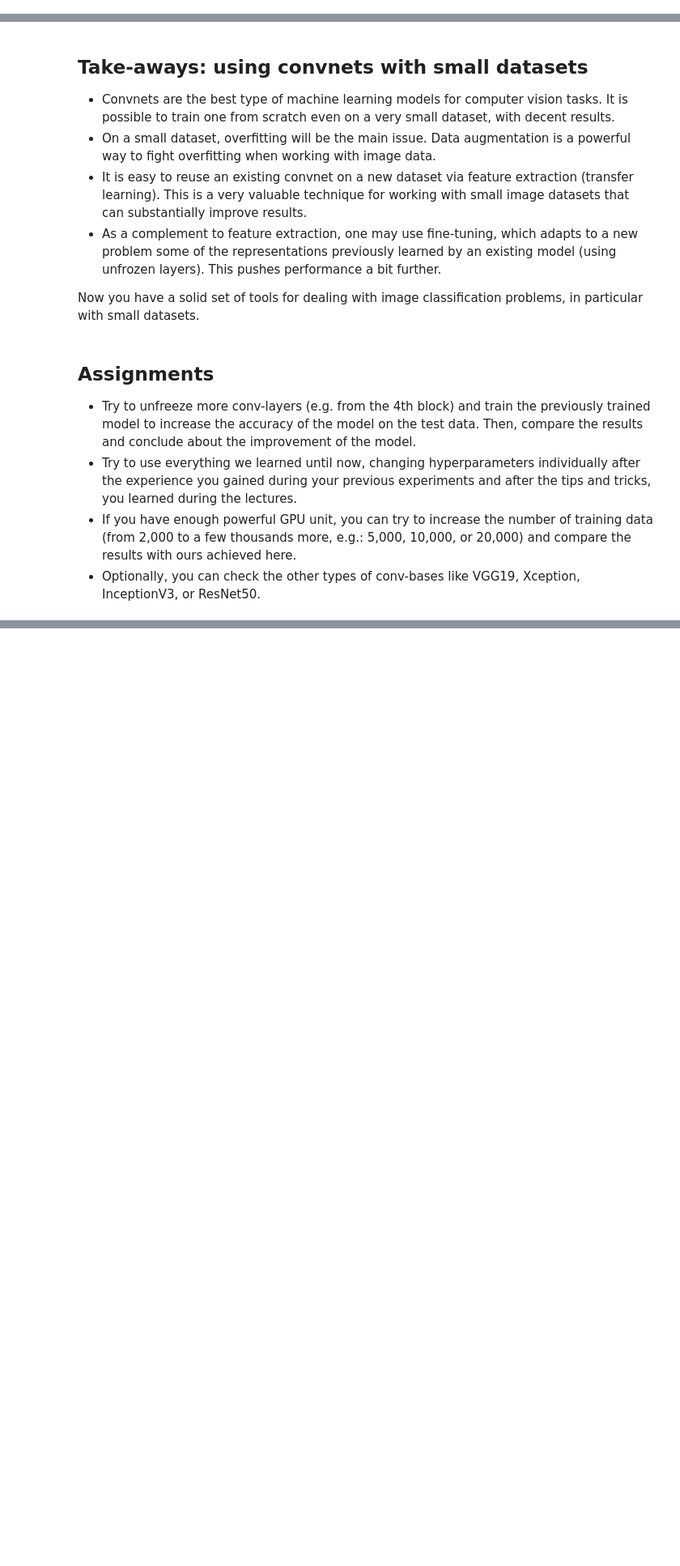
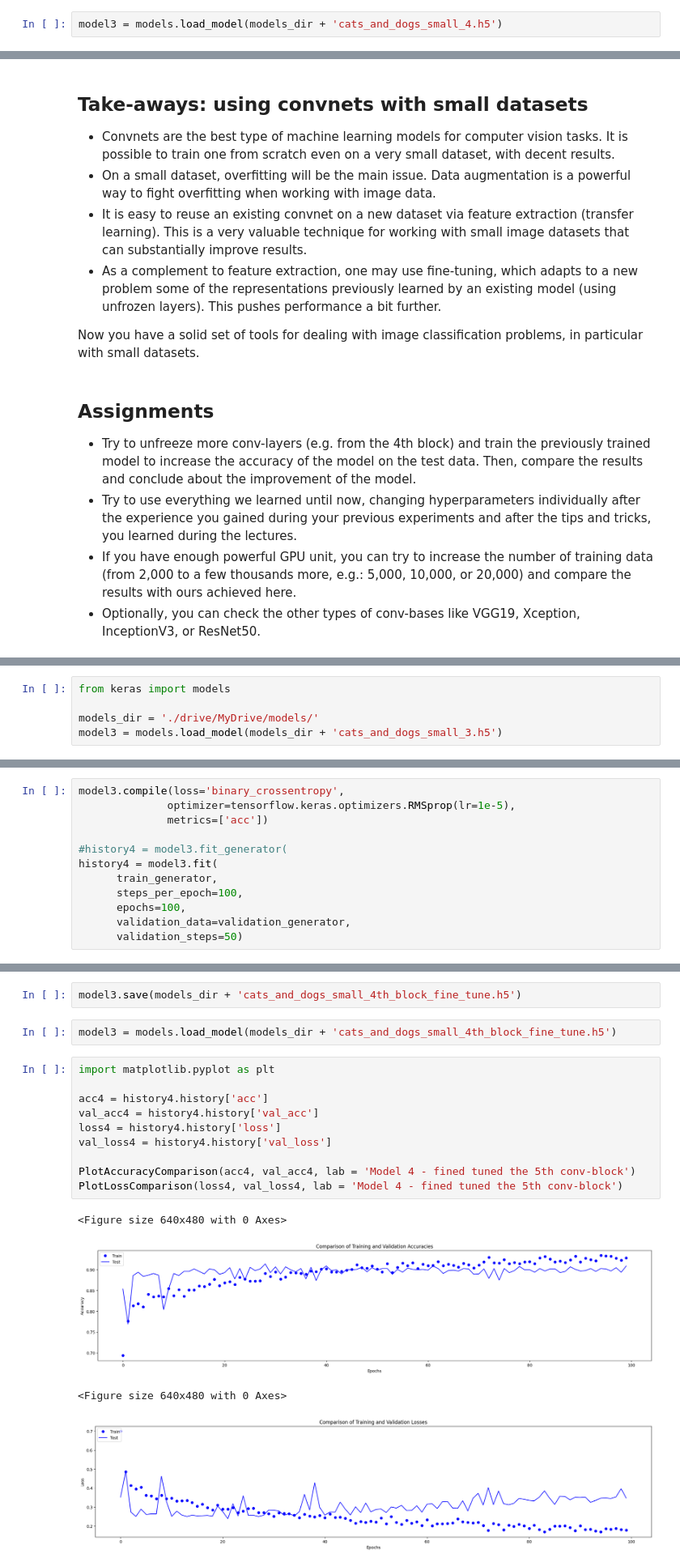
Before and after one commit to Ignatella/SEM-8-SSN, a Jupyter notebook: weaiib/AH-Lecture-LAB5-Transfer-Learning v3.ipynb, the cells around one changed output, grey strips where cells are left out. Shown: that part at 81% size. Saved outputs shown, nothing was run; the diff lists cells and outputs as text; blank space fills up the shorter version.

```diff
--- a/weaiib/AH-Lecture-LAB5-Transfer-Learning v3.ipynb
+++ b/weaiib/AH-Lecture-LAB5-Transfer-Learning v3.ipynb
@@ -660,5 +711,7 @@ Epoch 100/100
 # %%
 model3.save(models_dir + 'cats_and_dogs_small_4.h5')
+# %%
+model3 = models.load_model(models_dir + 'cats_and_dogs_small_4.h5')
 # %% [markdown]
 Let's plot our results using the same plotting code as before:
 # %%
@@ -750,0 +882,5 @@ Now you have a solid set of tools for dealing with image classification problems
+# %%
+from keras import models
+
+models_dir = './drive/MyDrive/models/'
+model3 = models.load_model(models_dir + 'cats_and_dogs_small_3.h5')
@@ -750,0 +910,12 @@ Now you have a solid set of tools for dealing with image classification problems
+# %%
+model3.compile(loss='binary_crossentropy',
+              optimizer=tensorflow.keras.optimizers.RMSprop(lr=1e-5),
+              metrics=['acc'])
+
+#history4 = model3.fit_generator(
+history4 = model3.fit(
+      train_generator,
+      steps_per_epoch=100,
+      epochs=100,
+      validation_data=validation_generator,
+      validation_steps=50)
@@ -750,0 +941,19 @@ Now you have a solid set of tools for dealing with image classification problems
+# %%
+model3.save(models_dir + 'cats_and_dogs_small_4th_block_fine_tune.h5')
+# %%
+model3 = models.load_model(models_dir + 'cats_and_dogs_small_4th_block_fine_tune.h5')
+# %%
+import matplotlib.pyplot as plt
+
+acc4 = history4.history['acc']
+val_acc4 = history4.history['val_acc']
+loss4 = history4.history['loss']
+val_loss4 = history4.history['val_loss']
+
+PlotAccuracyComparison(acc4, val_acc4, lab = 'Model 4 - fined tuned the 5th conv-block')
+PlotLossComparison(loss4, val_loss4, lab = 'Model 4 - fined tuned the 5th conv-block')
+# %% [output]
+<Figure size 640x480 with 0 Axes>
+[figure, added]
+<Figure size 640x480 with 0 Axes>
+[figure, added]
```
Also changed, not shown: parts of 40 cells of this notebook.
